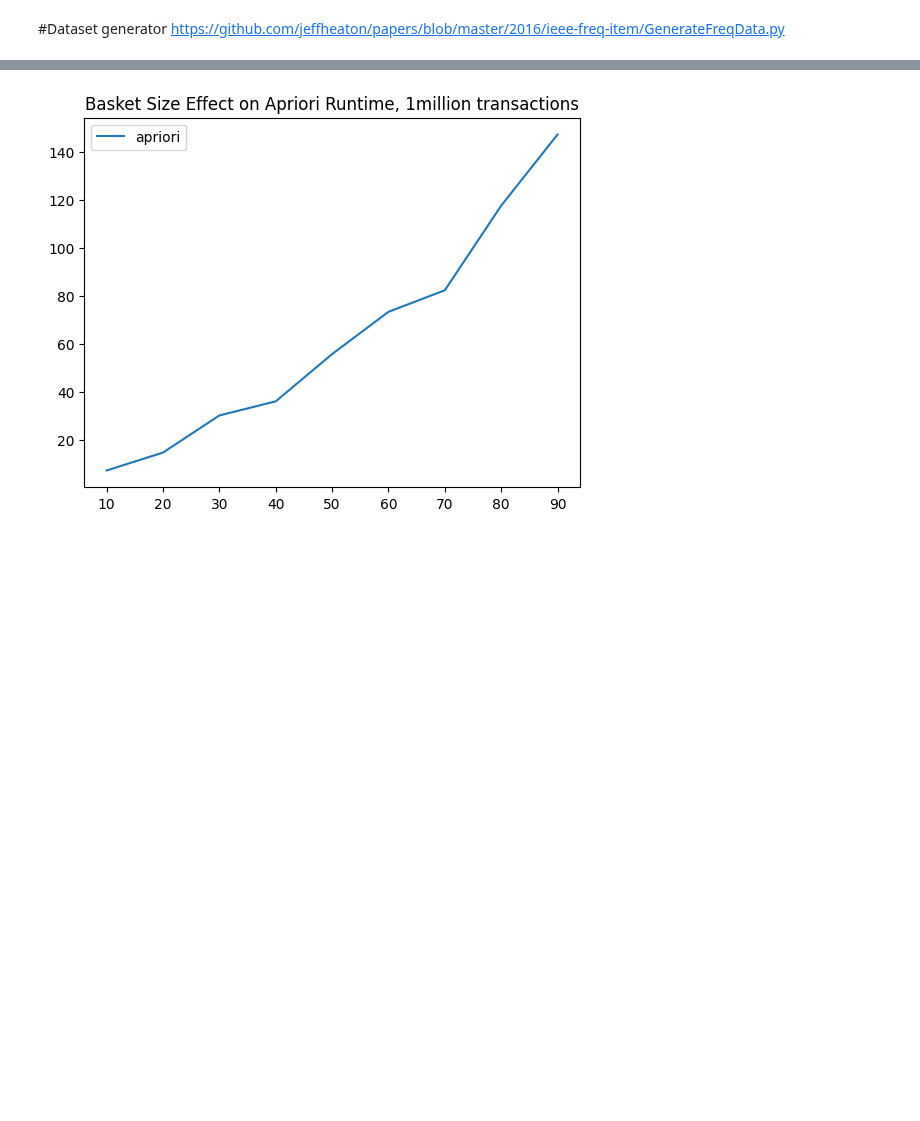
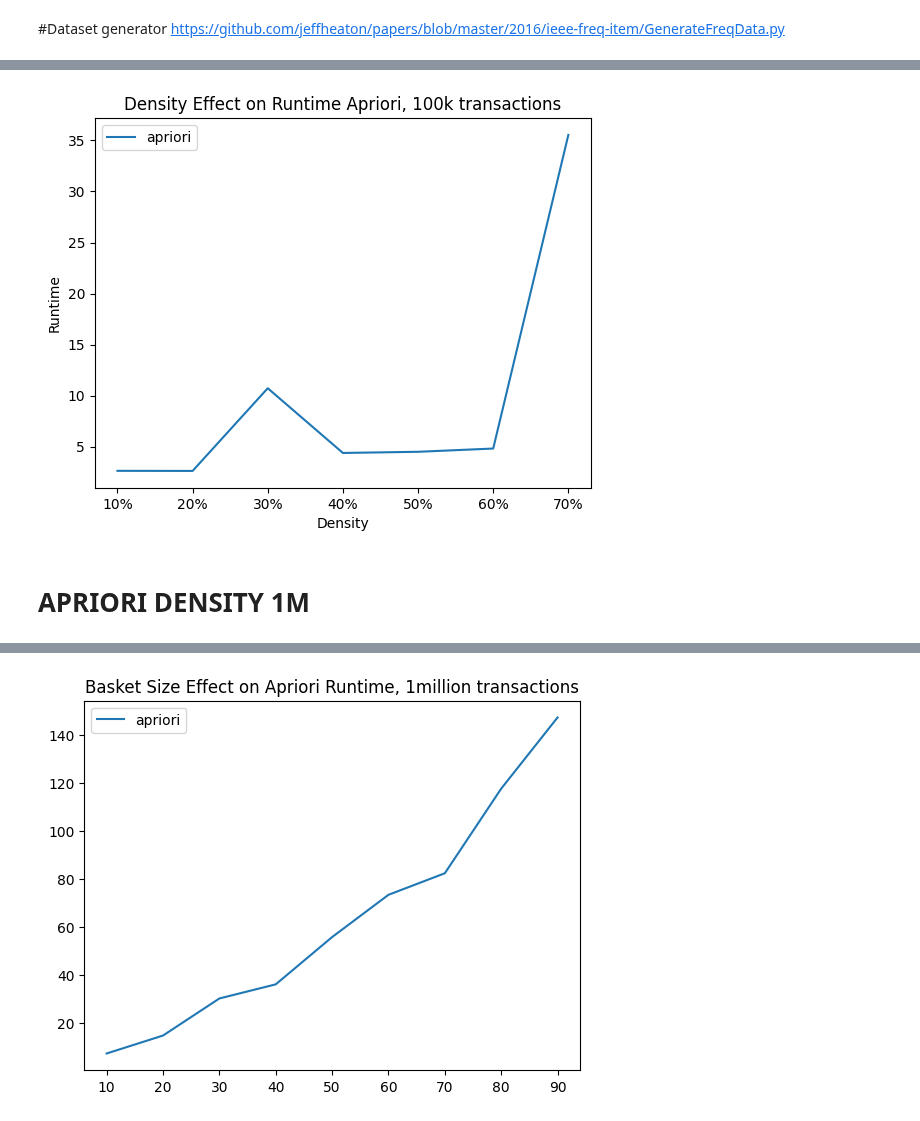
Before and after one commit to NicoloAvesani/Finding-Frequent-Itemsets-, a Jupyter notebook: MINING_PROJECT_APRIORI_ECLAT_FPGROWTH.ipynb, the cells around one changed output, grey strips where cells are left out. Saved outputs shown, nothing was run; the diff lists cells and outputs as text; code cells hidden in the pictures; blank space fills up the shorter version.

```diff
--- a/MINING_PROJECT_APRIORI_ECLAT_FPGROWTH.ipynb
+++ b/MINING_PROJECT_APRIORI_ECLAT_FPGROWTH.ipynb
@@ -183 +202,12 @@ size_dataset = [
+# %%
+density_dataset_100k =[
+    '0.1_tsz50_tct100.0k.txt',
+    '0.2_tsz50_tct100.0k.txt',
+    '0.3_tsz50_tct100.0k.txt',
+    '0.4_tsz50_tct100.0k.txt',
+    '0.5_tsz50_tct100.0k.txt',
+    '0.6_tsz50_tct100.0k.txt',
+    '0.7_tsz50_tct100.0k.txt',
+
+]
 # %%
@@ -302,0 +428,13 @@ plt.show()
+# %%
+plt.title('Density Effect on Runtime Apriori, 100k transactions')
+plt.plot(runtime_apriori_density_100k, label='apriori')
+plt.xlabel('Density')
+plt.ylabel('Runtime')
+density = ['10%','20%','30%','40%','50%','60%','70%']
+plt.xticks(range(len(density)), density)
+plt.legend()
+plt.show()
+# %% [output]
+[figure, added]
+# %% [markdown]
+# APRIORI DENSITY 1M
```
Also changed, not shown: parts of 36 cells of this notebook.
